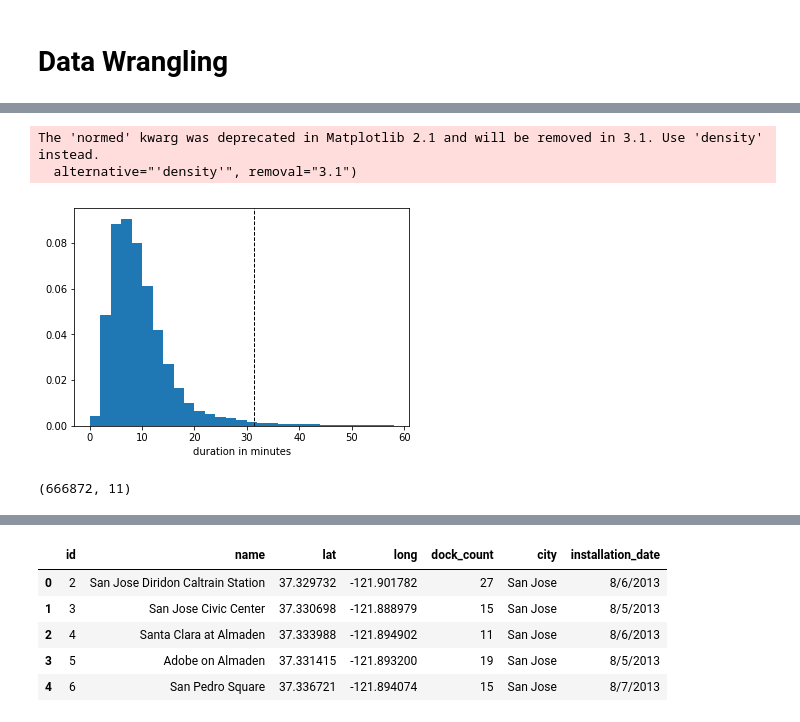
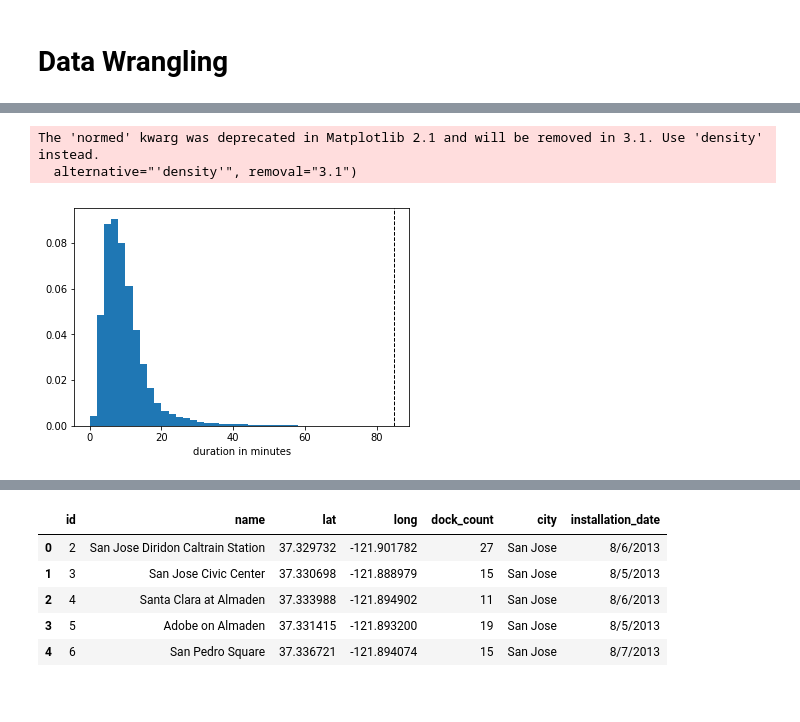
Before and after one commit to ruicao87/Springboard-Capstone-Project-2, a Jupyter notebook: capstone project 2.ipynb, the cells around one changed output, grey strips where cells are left out. Drawn from its saved outputs; the diff is of its cells as text; code cells hidden in the pictures.

```diff
--- a/capstone project 2.ipynb
+++ b/capstone project 2.ipynb
@@ -71,10 +88,10 @@ Name: duration, dtype: float64
 # %%
 plt.hist(trip.duration,normed=True,bins=range(0,60,2))
-plt.axvline(np.percentile(trip.duration,95), color='k', linestyle='dashed', linewidth=1)
+plt.axvline(np.percentile(trip.duration,97.5), color='k', linestyle='dashed', linewidth=1)
 plt.xlabel('duration in minutes')
 plt.show()
 # %% [output]
 The 'normed' kwarg was deprecated in Matplotlib 2.1 and will be removed in 3.1. Use 'density' instead.
   alternative="'density'", removal="3.1")
-[figure, old version]
+[figure, new version]
 # %%
@@ -83,5 +100 @@ trip = trip[trip.duration<=360]
-# %%
-trip.shape
-# %% [output]
-(666872, 11)
 # %%
```
Also changed, not shown: parts of 123 cells of this notebook.
